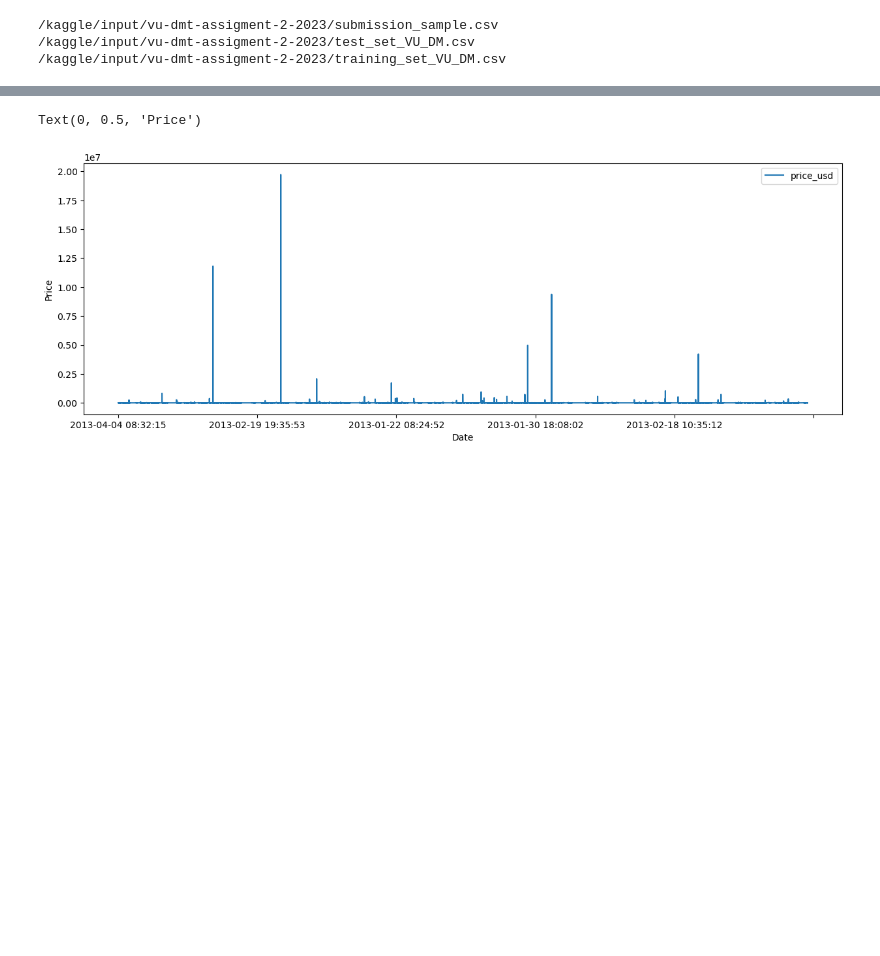
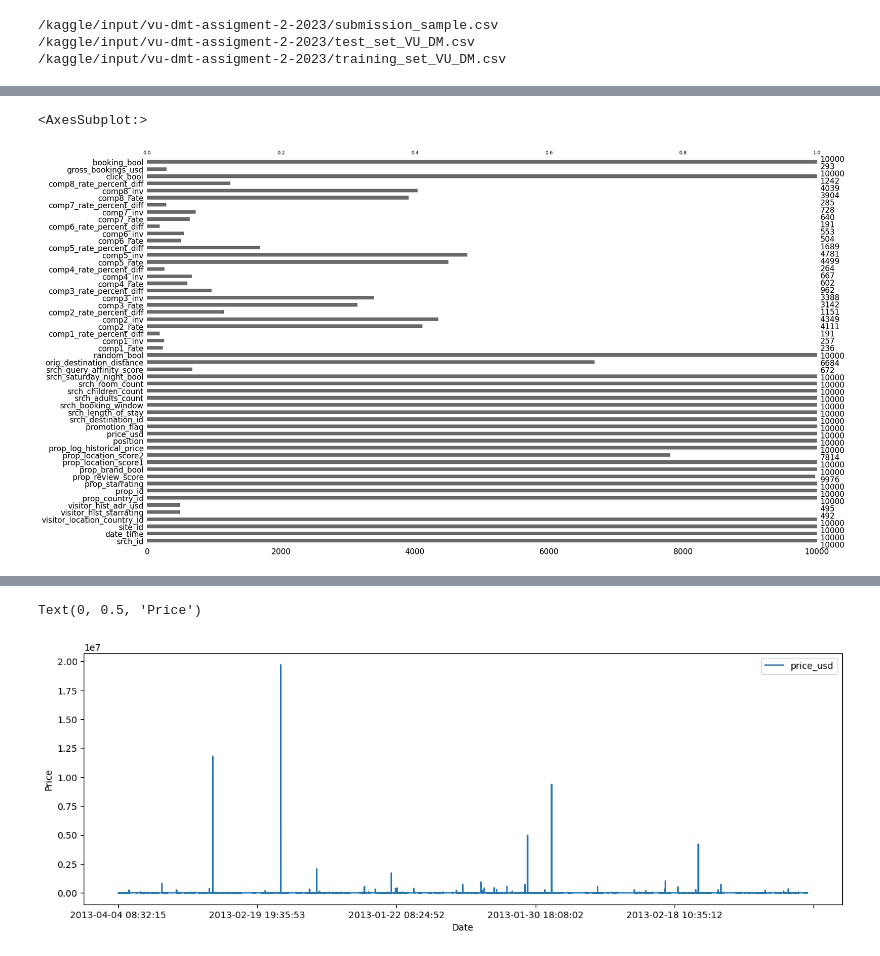
Before and after one commit to Mohammed-majeed/DMT_assignment2, a Jupyter notebook: DMT_assignment2.ipynb, the cells around one changed output, grey strips where cells are left out. Cells and saved outputs as stored; diff of their text form; code cells hidden in the pictures; blank space fills up the shorter version.

```diff
--- a/DMT_assignment2.ipynb
+++ b/DMT_assignment2.ipynb
@@ -60,5 +93,12 @@ gross_bookings_usd             9718
 booking_bool                      0
 dtype: int64
+# %%
+import missingno as msno
+# visualize the missing values
+msno.bar(df)
+# %% [output]
+<AxesSubplot:>
+[figure, added]
 # %%
 df.describe()
 # %% [output]
```
Also changed, not shown: parts of 11 cells of this notebook.
